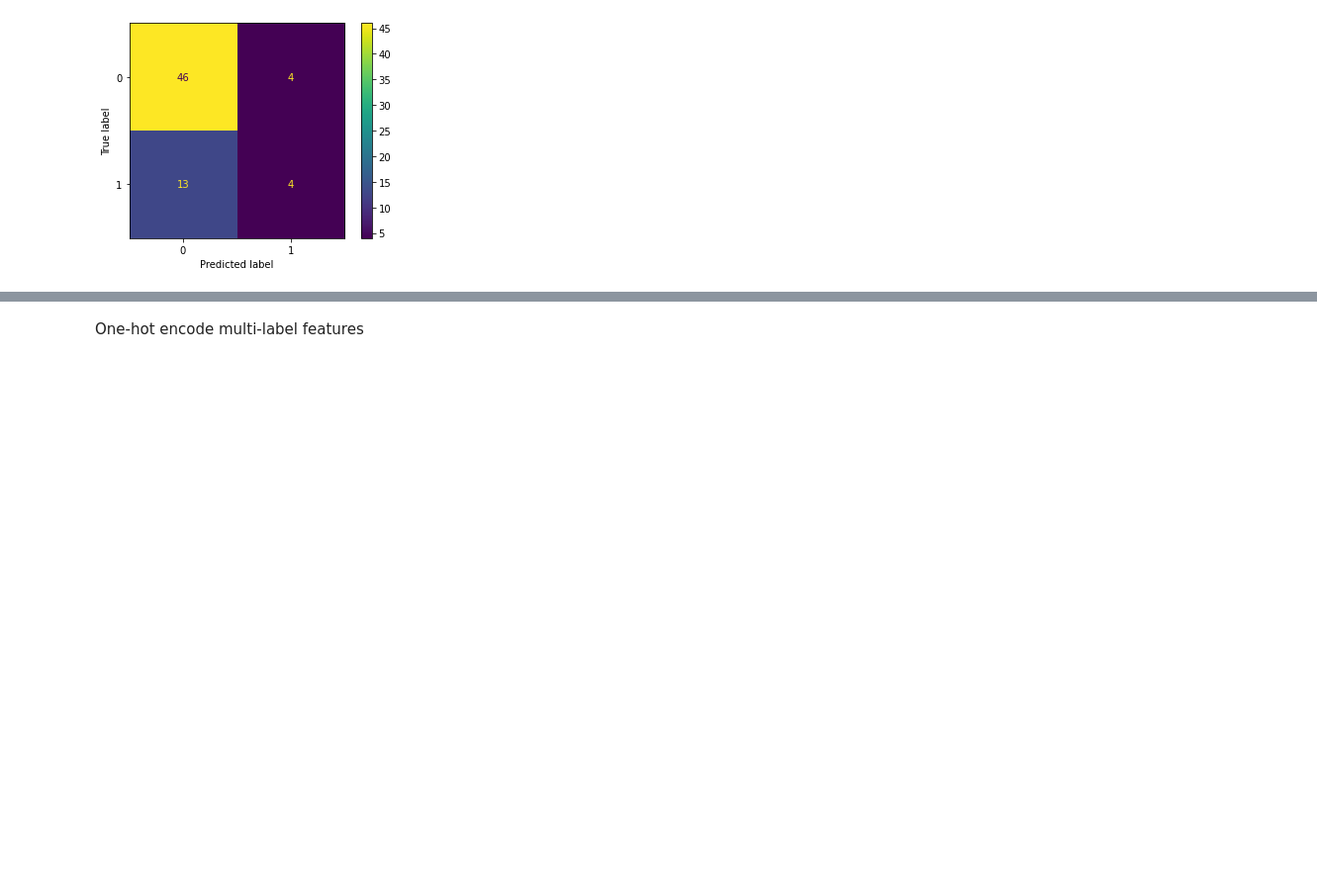
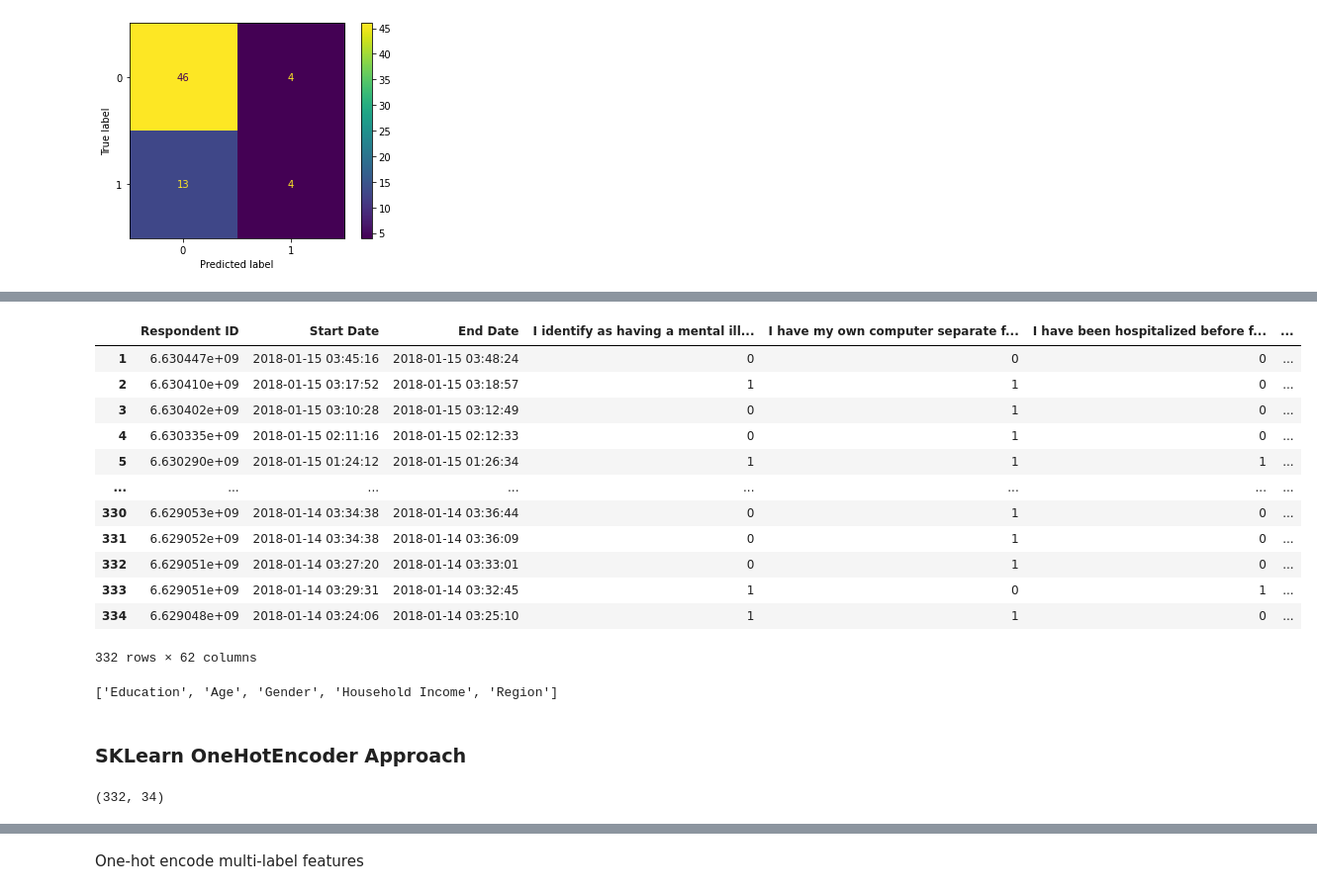
Before and after one commit to camerongridley/UnemploymentMentalHealth, a Jupyter notebook: eda_and_modeling.ipynb, the cells around one changed output, grey strips where cells are left out. Shown: that part at 99% size. Cells and saved outputs as stored; diff of their text form; code cells hidden in the pictures; blank space fills up the shorter version.

```diff
--- a/eda_and_modeling.ipynb
+++ b/eda_and_modeling.ipynb
@@ -420,0 +478,19 @@ f.sort_values(by=[0], ascending=False)
+# %%
+data.drop('Device Type', axis=1, inplace=True)
+# %%
+dummy_data = pd.get_dummies(data)
+dummy_data
+# %% [output]
+|  | Respondent ID | Start Date | End Date | I identify as having a mental ill... | I have my own computer separate f... | I have been hospitalized before f... | ... |
+| 1 | 6.630447e+09 | 2018-01-15 03:45:16 | 2018-01-15 03:48:24 | 0 | 0 | 0 | ... |
+| 2 | 6.630410e+09 | 2018-01-15 03:17:52 | 2018-01-15 03:18:57 | 1 | 1 | 0 | ... |
+| 3 | 6.630402e+09 | 2018-01-15 03:10:28 | 2018-01-15 03:12:49 | 0 | 1 | 0 | ... |
+| 4 | 6.630335e+09 | 2018-01-15 02:11:16 | 2018-01-15 02:12:33 | 0 | 1 | 0 | ... |
+| 5 | 6.630290e+09 | 2018-01-15 01:24:12 | 2018-01-15 01:26:34 | 1 | 1 | 1 | ... |
+| ... | ... | ... | ... | ... | ... | ... | ... |
+| 330 | 6.629053e+09 | 2018-01-14 03:34:38 | 2018-01-14 03:36:44 | 0 | 1 | 0 | ... |
+| 331 | 6.629052e+09 | 2018-01-14 03:34:38 | 2018-01-14 03:36:09 | 0 | 1 | 0 | ... |
+| 332 | 6.629051e+09 | 2018-01-14 03:27:20 | 2018-01-14 03:33:01 | 0 | 1 | 0 | ... |
+| 333 | 6.629051e+09 | 2018-01-14 03:29:31 | 2018-01-14 03:32:45 | 1 | 0 | 1 | ... |
+| 334 | 6.629048e+09 | 2018-01-14 03:24:06 | 2018-01-14 03:25:10 | 1 | 1 | 0 | ... |
+332 rows × 62 columns
@@ -420,0 +499,14 @@ f.sort_values(by=[0], ascending=False)
+# %%
+cat_features
+# %% [output]
+['Education', 'Age', 'Gender', 'Household Income', 'Region']
+# %% [markdown]
+### SKLearn OneHotEncoder Approach
+# %%
+from sklearn.preprocessing import OneHotEncoder
+
+oh_encoder = OneHotEncoder(sparse=False)
+oh_data = oh_encoder.fit_transform(data[cat_features])
+oh_data.shape
+# %% [output]
+(332, 34)
```
Also changed, not shown: parts of 21 cells of this notebook.
